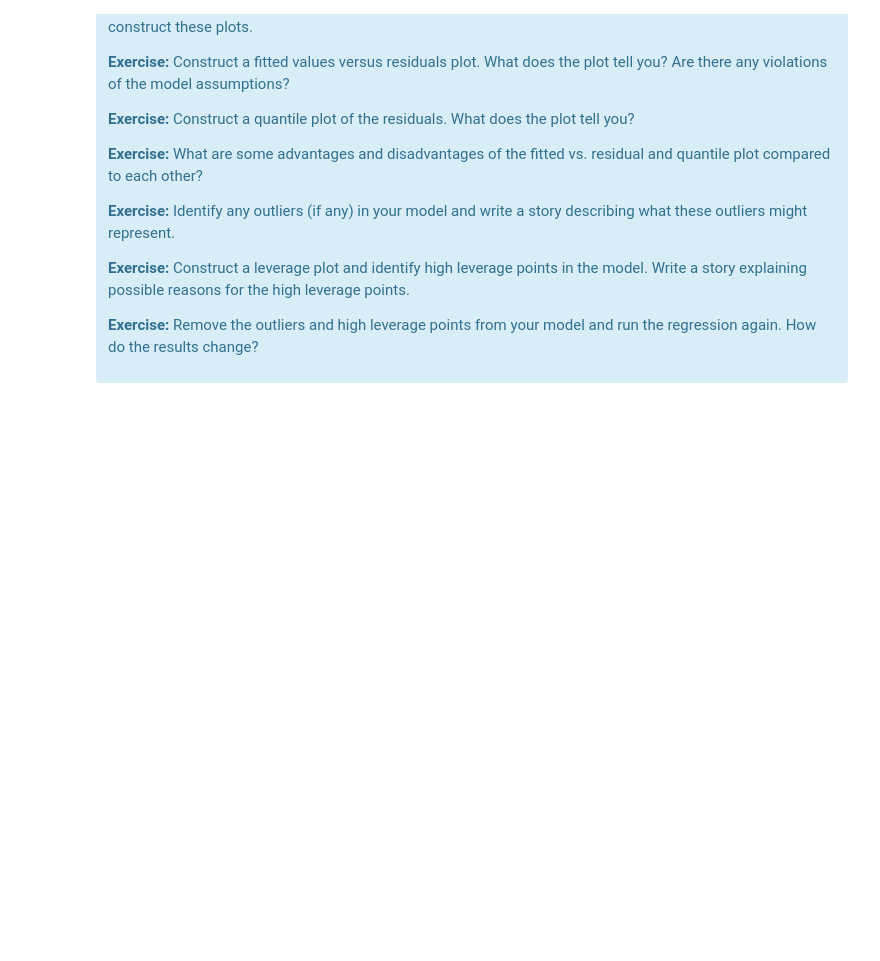
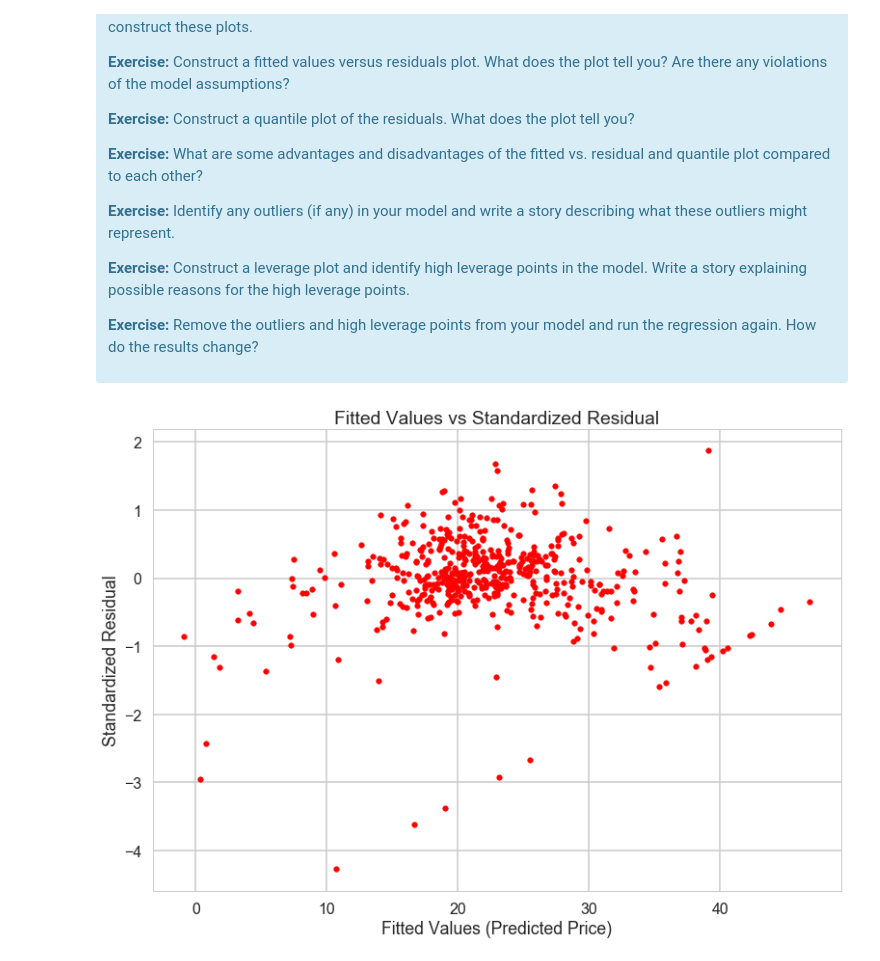
Before and after one commit to jywu86/Springboard, a Jupyter notebook: linear_regression/Mini_Project_Linear_Regression.ipynb, the cells around one changed output. Cells and saved outputs as stored; diff of their text form; code cells hidden in the pictures; blank space fills up the shorter version.

Commit message:
Updating linear regression assignment

```diff
--- a/linear_regression/Mini_Project_Linear_Regression.ipynb
+++ b/linear_regression/Mini_Project_Linear_Regression.ipynb
@@ -840,3 +857,9 @@ where $L$ is the likelihood of the model. AIC is meaningless in the absolute sen
 
 <p><b>Exercise:</b> Find another variable (or two) to add to the model we built in Part 3. Compute the $F$-test comparing the two models as well as the AIC. Which model is better?</p>
 </div>
+# %%
+#fitting linear regression model
+X = bos[['CRIM','RM','PTRATIO','RAD','CHAS']]
+y = bos["PRICE"]
+lm_5 = LinearRegression()
+lm_5.fit(X,y)
@@ -893,0 +981,14 @@ There are some other issues that are important investigate with linear regressio
+# %%
+# Your turn.
+#Fitted values vs residual plots.
+Y_predicted = lm.predict(X)
+Residual = (Y_predicted - y)/np.std(y)
+# %%
+#plotting fitted vs standardized residual
+plt.scatter(Y_predicted,Residual, c='r',marker='.')
+plt.title("Fitted Values vs Standardized Residual")
+plt.xlabel("Fitted Values (Predicted Price)")
+plt.ylabel("Standardized Residual")
+plt.show()
+# %% [output]
+[figure, added]
```
Also changed, not shown: parts of 22 cells of this notebook.
